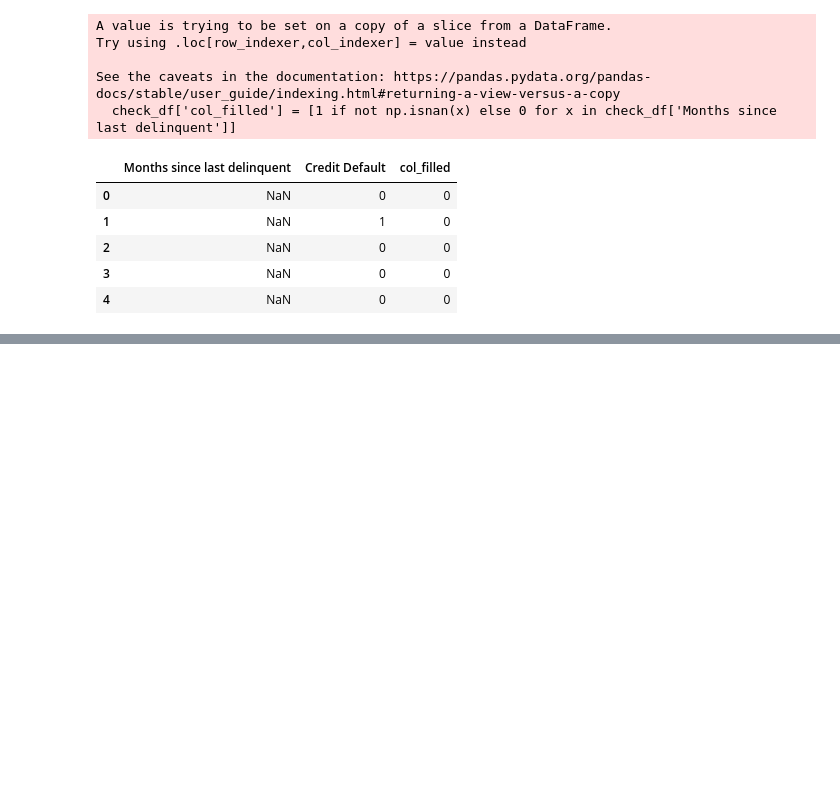
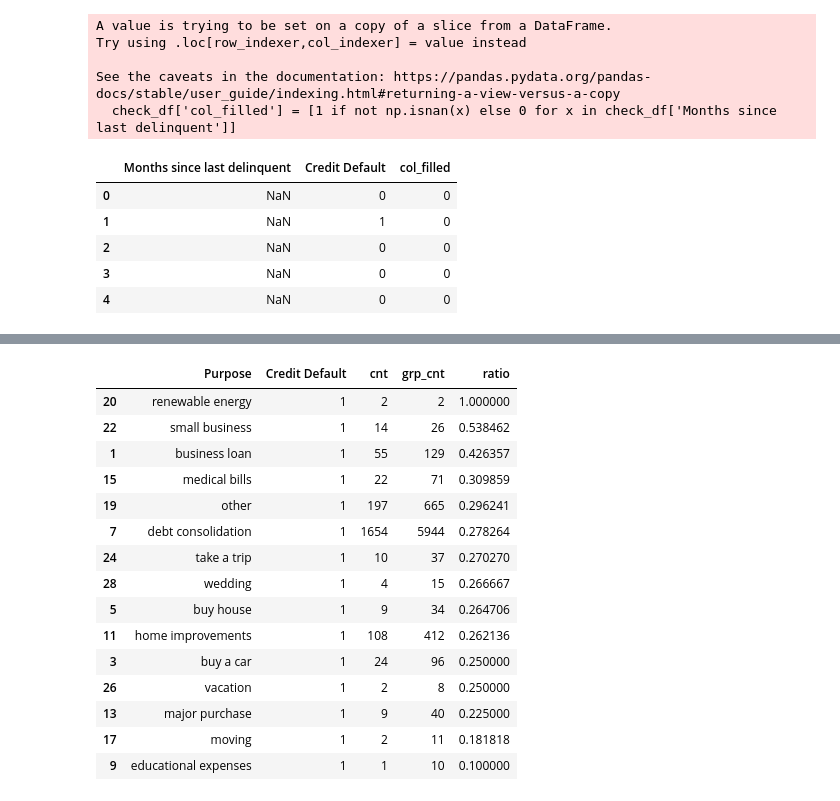
Before and after one commit to Regbit/gb_python_libs, a Jupyter notebook: course_final_2/course_final_2.ipynb, the cells around one changed output, grey strips where cells are left out. Drawn from its saved outputs; the diff is of its cells as text; code cells hidden in the pictures; blank space fills up the shorter version.

```diff
--- a/course_final_2/course_final_2.ipynb
+++ b/course_final_2/course_final_2.ipynb
@@ -601,0 +1303,2 @@ plt.show()
+# %%
+df['Credit Score Corrected'] = corrected
@@ -601,0 +1348,13 @@ plt.show()
+# %%
+def count_ratio(df, group_1, group_2):
+    cnt = pd.DataFrame(df[[group_1, group_2]].groupby([group_1, group_2]).size()).reset_index()
+    cnt.rename(columns={0:'cnt'}, inplace=True)
+
+    grp_cnt = pd.DataFrame(df[[group_1]].groupby([group_1]).size()).reset_index()
+    grp_cnt.rename(columns={0:'grp_cnt'}, inplace=True)
+
+    mrg = cnt.merge(grp_cnt, on=group_1, how='inner')
+
+    mrg['ratio'] = mrg['cnt'] / mrg['grp_cnt']
+
+    return mrg
@@ -601,0 +1421,5 @@ plt.show()
+# %%
+df['Home Ownership Corrected'] = df['Home Ownership'].apply(
+    lambda x: 'Own Home / Rent' if x in ['Own Home', 'Rent'] else x
+)
+df['Home Ownership Corrected'].value_counts()
@@ -601,0 +1442,3 @@ plt.show()
+# %%
+df = pd.concat([df, pd.get_dummies(data=df['Home Ownership Corrected'], prefix='Home Ownership Corrected')], axis=1)
+df.head()
@@ -601,0 +1488,21 @@ plt.show()
+# %%
+count = count_ratio(df, 'Purpose', TARGET_NAME)
+ratios = count[count['Credit Default'] == 1].sort_values(by='ratio', ascending=False)
+ratios
+# %% [output]
+|  | Purpose | Credit Default | cnt | grp_cnt | ratio |
+| 20 | renewable energy | 1 | 2 | 2 | 1.000000 |
+| 22 | small business | 1 | 14 | 26 | 0.538462 |
+| 1 | business loan | 1 | 55 | 129 | 0.426357 |
+| 15 | medical bills | 1 | 22 | 71 | 0.309859 |
+| 19 | other | 1 | 197 | 665 | 0.296241 |
+| 7 | debt consolidation | 1 | 1654 | 5944 | 0.278264 |
+| 24 | take a trip | 1 | 10 | 37 | 0.270270 |
+| 28 | wedding | 1 | 4 | 15 | 0.266667 |
+| 5 | buy house | 1 | 9 | 34 | 0.264706 |
+| 11 | home improvements | 1 | 108 | 412 | 0.262136 |
+| 3 | buy a car | 1 | 24 | 96 | 0.250000 |
+| 26 | vacation | 1 | 2 | 8 | 0.250000 |
+| 13 | major purchase | 1 | 9 | 40 | 0.225000 |
+| 17 | moving | 1 | 2 | 11 | 0.181818 |
+| 9 | educational expenses | 1 | 1 | 10 | 0.100000 |
```
Also changed, not shown: parts of 163 cells of this notebook.
